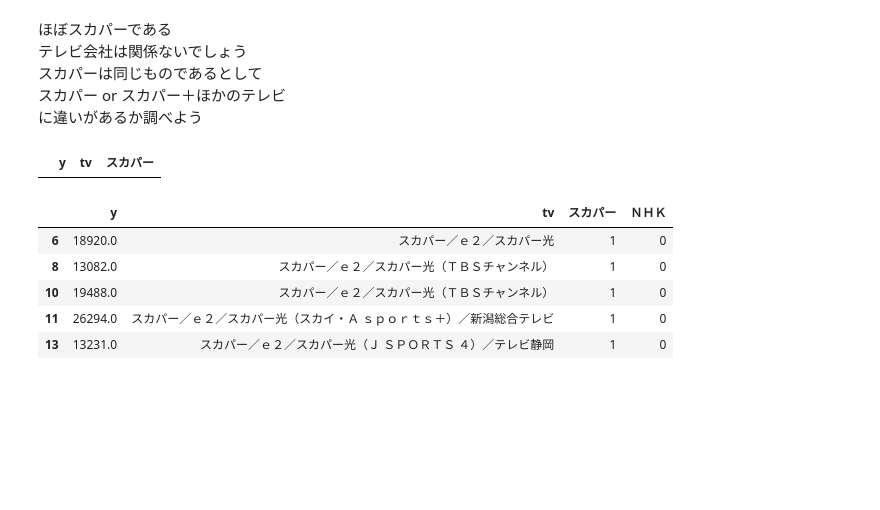
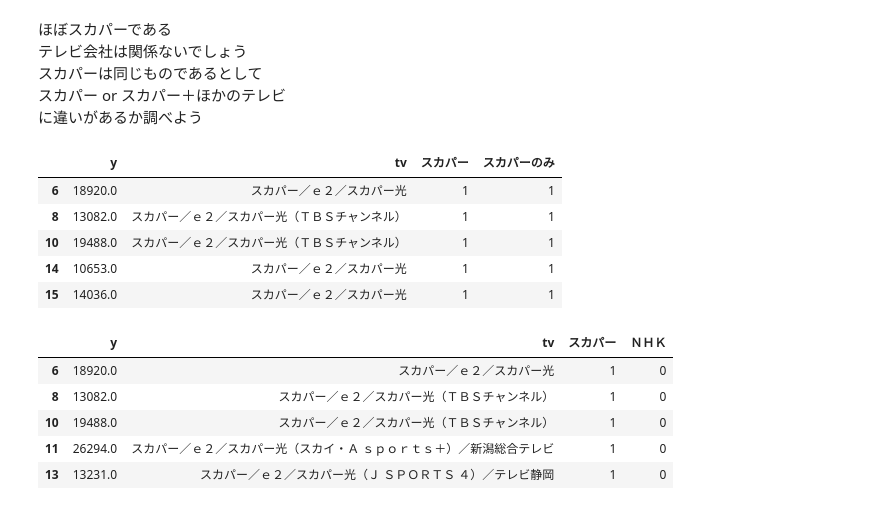
Before and after one commit to MAMMARU-class/UEC_3rd_datascience, a Jupyter notebook: 05_EDA.ipynb, the cells around one changed output. Cells and saved outputs as stored; diff of their text form; code cells hidden in the pictures; blank space fills up the shorter version.

```diff
--- a/05_EDA.ipynb
+++ b/05_EDA.ipynb
@@ -812,10 +812,17 @@ train_format.groupby("tv").agg({"y": "count"}).head(40)
 に違いがあるか調べよう
 # %%
 tv_check = train_format[["y", "tv"]].copy()
-tv_check["スカパー"] = tv_check["tv"].apply(lambda x: 1 if ("スカパー" in x) or ("e2" in x) else 0)
-tv_check[tv_check["スカパー"] == 0].head()
+tv_check["スカパー"] = tv_check["tv"].apply(lambda x: 1 if ("スカパー" in x) or ("ｅ２" in x) else 0)
+
+tv_check["スカパーのみ"] = tv_check["tv"].apply(lambda x: 0 if any(("スカパー" not in part and "ｅ２" not in part) for part in x.split("／")) else 1)
+tv_check[tv_check["スカパーのみ"] == 1].head()
 # %% [output]
-|  | y | tv | スカパー |
+|  | y | tv | スカパー | スカパーのみ |
+| 6 | 18920.0 | スカパー／ｅ２／スカパー光 | 1 | 1 |
+| 8 | 13082.0 | スカパー／ｅ２／スカパー光（ＴＢＳチャンネル） | 1 | 1 |
+| 10 | 19488.0 | スカパー／ｅ２／スカパー光（ＴＢＳチャンネル） | 1 | 1 |
+| 14 | 10653.0 | スカパー／ｅ２／スカパー光 | 1 | 1 |
+| 15 | 14036.0 | スカパー／ｅ２／スカパー光 | 1 | 1 |
 # %%
 tv_check["ＮＨＫ"] = tv_check["tv"].apply(lambda x: 1 if "ＮＨＫ" in x else 0)
 tv_check[tv_check["ＮＨＫ"] == 0].head()
```
Also changed, not shown: parts of 1 cell of this notebook.
